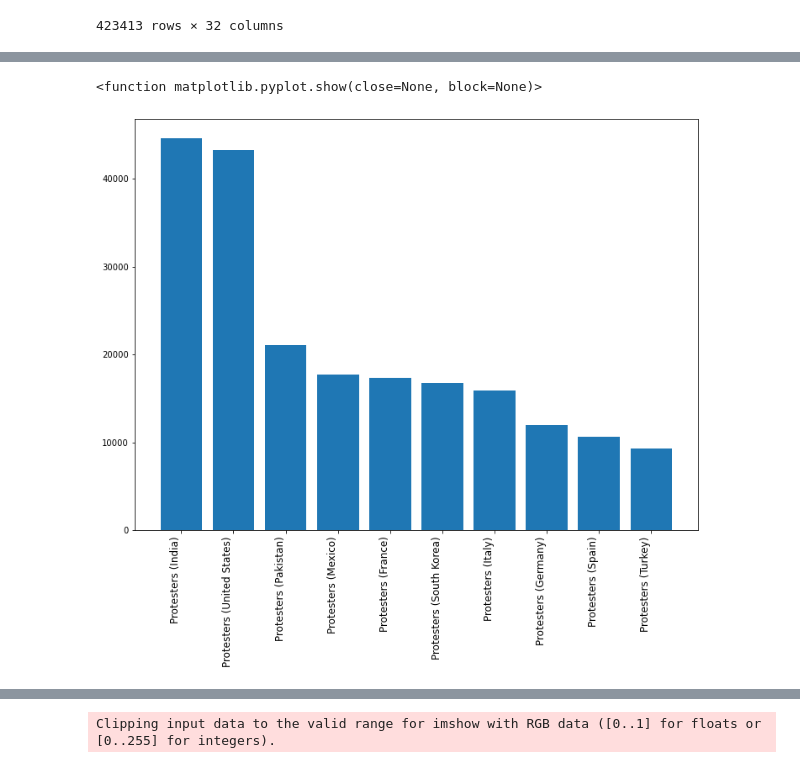
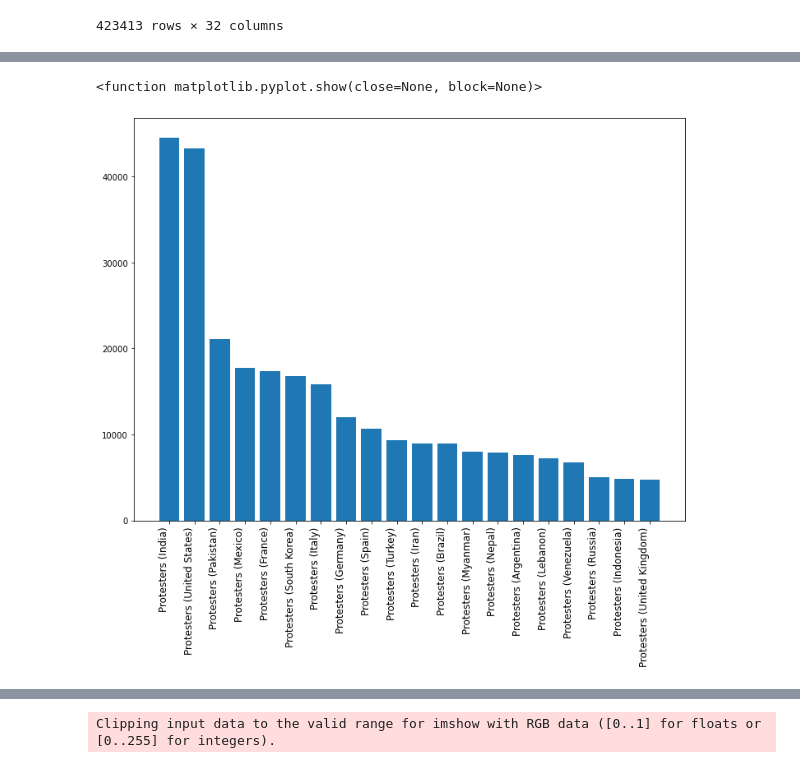
Before and after one commit to morgancoad/acled_data, a Jupyter notebook: notebooks/acled_eda.ipynb, the cells around one changed output, grey strips where cells are left out. Cells and saved outputs as stored; diff of their text form; code cells hidden in the pictures.

Commit message:
updated bar graphs

```diff
--- a/notebooks/acled_eda.ipynb
+++ b/notebooks/acled_eda.ipynb
@@ -102,8 +102,8 @@ See the caveats in the documentation: https://pandas.pydata.org/pandas-docs/stab
 | Sep | 9478829 | 196 | CYP225 | 225 | 2019-09-01 | 2019 | 1 | Protests | ... |
 423413 rows × 32 columns
 # %%
-#Verified the count above is correct by confirming India as 44573. Will now use count to identify top ten countries with the most protests.
-acled_df_sort_bar = acled_event_protests.value_counts('actor1').head(10)
-acled_df_sort_bar
+#Verified the count above is correct by confirming India as 44573. Will now use count to identify top twenty countries with the most protests.
+acled_df_sort_bar_toptwenty = acled_event_protests.value_counts('actor1').head(20)
+acled_df_sort_bar_toptwenty
 # %% [output]
 actor1
@@ -120,9 +125,10 @@ Protesters (Turkey)            9328
 dtype: int64
 # %%
+#Graphed (bar) top twenty countries with the most protests
 fig, ax = plt.subplots(figsize=(12,9))
-ax.bar(acled_df_sort_bar.index, acled_df_sort_bar)
-ax.set_xticklabels(acled_df_sort_bar.index, rotation=90, horizontalalignment = 'right', fontsize = '12')
+ax.bar(acled_df_sort_bar_toptwenty.index, acled_df_sort_bar_toptwenty)
+ax.set_xticklabels(acled_df_sort_bar_toptwenty.index, rotation=90, horizontalalignment = 'right', fontsize = '12')
 plt.show
 # %% [output]
 <function matplotlib.pyplot.show(close=None, block=None)>
-[figure, old version]
+[figure, new version]
```
Also changed, not shown: parts of 19 cells of this notebook, 6 other files.
